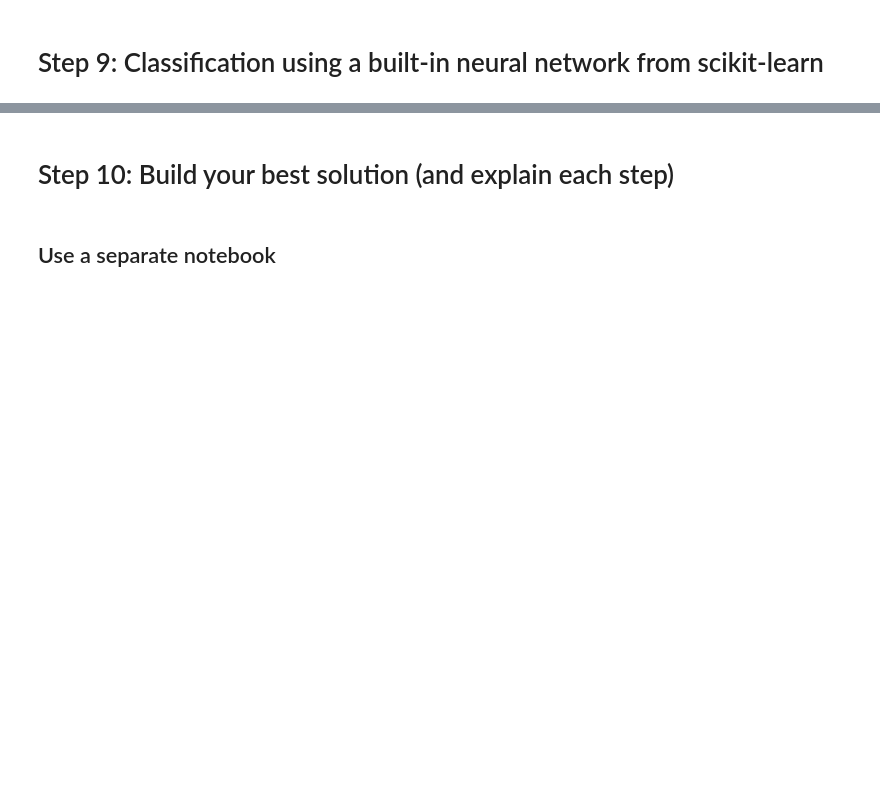
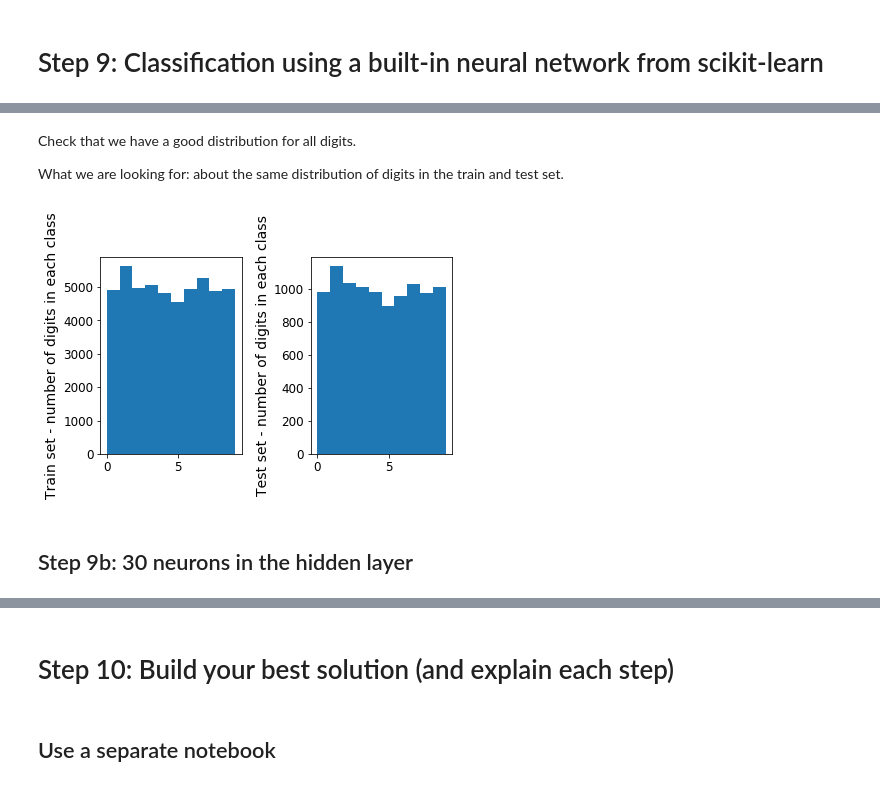
Before and after one commit to fau-masters-collected-works-cgarbin/cap6618-computer-vision, a Jupyter notebook: module4/CAP6618_PP2_cgarbin_experiments.ipynb, the cells around one changed output, grey strips where cells are left out. Cells and saved outputs as stored; diff of their text form; code cells hidden in the pictures; blank space fills up the shorter version.

Commit message:
Final version of experimental notebook

```diff
--- a/module4/CAP6618_PP2_cgarbin_experiments.ipynb
+++ b/module4/CAP6618_PP2_cgarbin_experiments.ipynb
@@ -169,0 +222,10 @@ As a first experiment we will attempt a higher learning rate.
+# %%
+epochs = 5
+mini_batch_size = 10
+eta = 10.0
+
+for i in range(3):
+    print("\nTraining round #{}".format(i+1))
+    training_data, validation_data, test_data = mnist_loader.load_data_wrapper()
+    n = network.Network([784, 100, 10])
+    n.SGD(training_data, epochs, mini_batch_size, eta, test_data=test_data)
@@ -387,0 +589,17 @@ Wall time: 1min 13s
+# %%
+def sort_by_target(mnist):
+    reorder_train = np.array(sorted([(target, i) for i, target in enumerate(mnist.target[:60000])]))[:, 1]
+    reorder_test = np.array(sorted([(target, i) for i, target in enumerate(mnist.target[60000:])]))[:, 1]
+    mnist.data[:60000] = mnist.data[reorder_train]
+    mnist.target[:60000] = mnist.target[reorder_train]
+    mnist.data[60000:] = mnist.data[reorder_test + 60000]
+    mnist.target[60000:] = mnist.target[reorder_test + 60000]
+
+try:
+    from sklearn.datasets import fetch_openml
+    mnist = fetch_openml('mnist_784', version=1, cache=True)
+    mnist.target = mnist.target.astype(np.int8) # fetch_openml() returns targets as strings
+    sort_by_target(mnist) # fetch_openml() returns an unsorted dataset
+except ImportError:
+    from sklearn.datasets import fetch_mldata
+    mnist = fetch_mldata('MNIST original')
@@ -387,0 +614,11 @@ Wall time: 1min 13s
+# %%
+X, y = mnist["data"], mnist["target"]
+
+X_train, X_test, y_train, y_test = X[:60000], X[60000:], y[:60000], y[60000:]
+
+# Shuffle the complete train set
+shuffle_index = np.random.permutation(60000)
+X_train, y_train = X_train[shuffle_index], y_train[shuffle_index]
+
+# Now extract the first 50,000
+X_train, y_train = X_train[:50000], y_train[:50000]
@@ -387,0 +650,13 @@ Wall time: 1min 13s
+# %% [markdown]
+Check that we have a good distribution for all digits.
+
+What we are looking for: about the same distribution of digits in the train and test set.
+# %%
+plt.subplot(121); plt.hist(y_train); plt.ylabel('Train set - number of digits in each class')
+plt.subplot(122); plt.hist(y_test); plt.ylabel('Test set - number of digits in each class')
+plt.tight_layout()
+plt.show()
+# %% [output]
+[figure, added]
+# %% [markdown]
+## Step 9b: 30 neurons in the hidden layer
```
Also changed, not shown: parts of 71 cells of this notebook.
